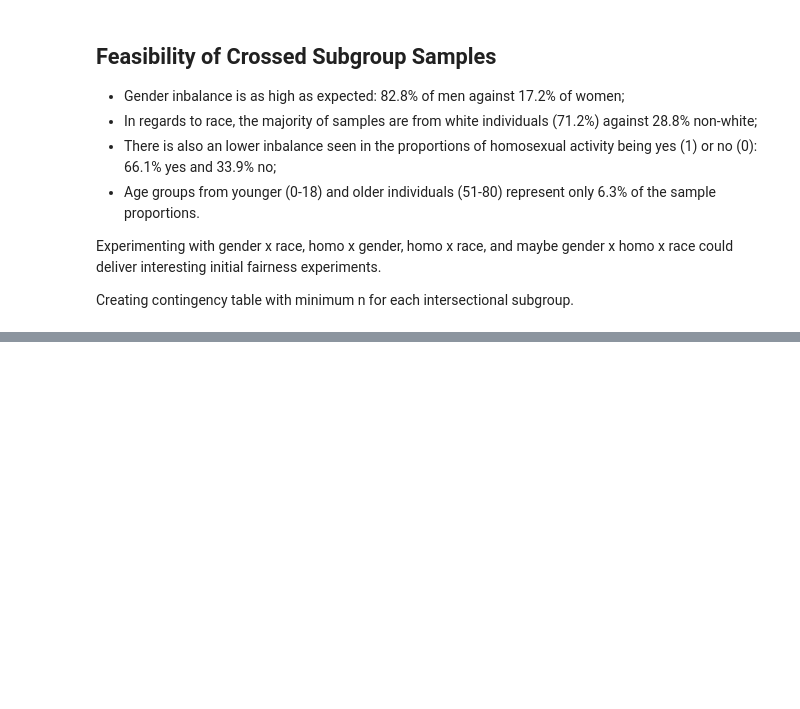
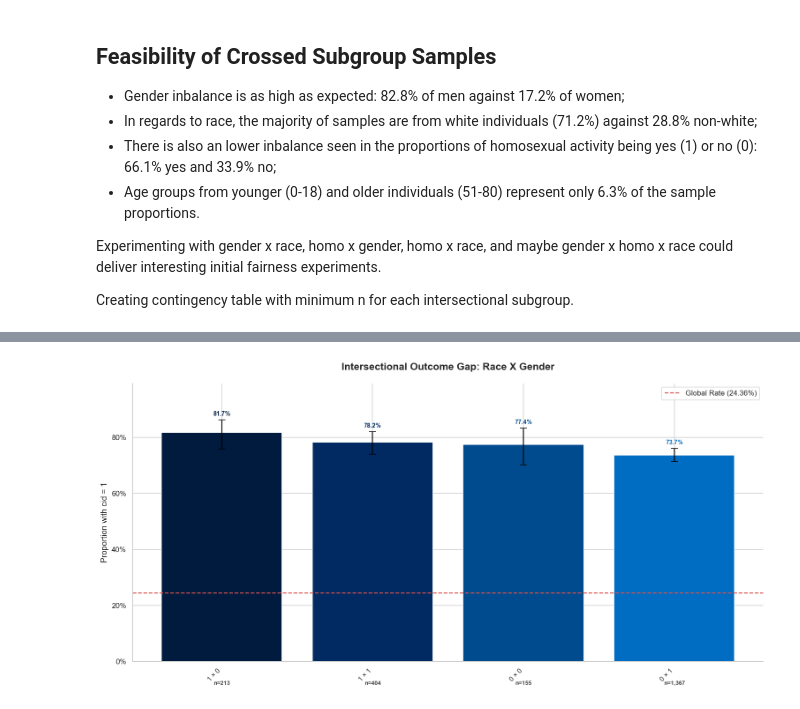
Before and after one commit to asvarella/intersectional-bias-fairness-healthcare, a Jupyter notebook: notebooks/aids_intersectional_analysis.ipynb, the cells around one changed output, grey strips where cells are left out. Drawn from its saved outputs; the diff is of its cells as text; code cells hidden in the pictures; blank space fills up the shorter version.

Commit message:
end of block 3.1

```diff
--- a/notebooks/aids_intersectional_analysis.ipynb
+++ b/notebooks/aids_intersectional_analysis.ipynb
@@ -142,7 +142,7 @@ def subgroup_label_stats(df, subgroup_col, target_col, favorable_label):
             "subgroup": sg, "n": n, "favorable_n": int(k),
             "favorable_rate": rate, "IC_low": lo, "IC_high": hi
         })
-    return pd.DataFrame(records).sort_values("subgrupo").reset_index(drop=True)
+    return pd.DataFrame(records).sort_values("subgroup").reset_index(drop=True)
 
 def cramers_v(df, col1, col2):
     '''Cramer's V - determines how strongly two attributes are associated'''
@@ -309,7 +309,7 @@ plt.tight_layout()
 
 # ── 4. Automatic Figure Saving ─────────────────────────────────────────────
 file_name = f"{DATASET_NAME.replace(' ','_')}_block2_viability_analysis.png"
-save_path = DATA_PATH / "intersectional_analysis"
+save_path = DATA_PATH / f"intersectional_analysis/{file_name}"
 plt.savefig(save_path, bbox_inches="tight", dpi=300)
 
 print(f"\n✓ Analysis complete. Figure saved at: {save_path}")
@@ -330,0 +333,76 @@ Intersection Pair  Subgroups  Min N Viability (%)    Verdict
+# %%
+# List of the two intersections that had a 100% score after scanning
+PRIMARY_INTERSECTIONS = [
+    "race x gender",
+    "race x homo"
+]
+
+print(f"{'='*75}")
+print(f"  LABEL DISTRIBUTION ANALYSIS (cid = 0) — {DATASET_NAME}")
+print(f"{'='*75}")
+
+global_rate = df_pp[TARGET_COL].mean()
+print(f"  Global Favorable Rate: {global_rate:.4f} ({global_rate:.2%})\n")
+
+for intersection in PRIMARY_INTERSECTIONS:
+    attrs = intersection.split(' x ')
+    col_name = '_x_'.join(attrs)
+
+    df_pp[col_name] = df_pp[attrs].astype(str).apply(lambda row: ' × '.join(row.values), axis=1)
+
+    label_stats = subgroup_label_stats(df_pp, col_name, TARGET_COL, FAVORABLE_LABEL)
+
+    fig, ax = plt.subplots(figsize=(14,7))
+
+    # Sorting by favorable rate to show the "Privilege scaling"
+    label_stats = label_stats.sort_values("favorable_rate", ascending=False)
+
+    x = range(len(label_stats))
+    palette_cycle = [LAB_PALETTE_CATEGORICAL[i % len(LAB_PALETTE_CATEGORICAL)] for i in range(len(label_stats))]
+
+    bars = ax.bar(x, label_stats["favorable_rate"], color=palette_cycle, edgecolor="white", zorder=2)
+    ax.errorbar(
+        x, label_stats["favorable_rate"],
+        yerr=[label_stats["favorable_rate"] - label_stats["IC_low"],
+        label_stats["IC_high"] - label_stats["favorable_rate"]],
+        fmt="none", color="black", capsize=5, linewidth=1.5, zorder=3)
+
+    # Global Reference
+    ax.axhline(global_rate, color="#d9534f", linestyle="--", linewidth=1.5,
+        label=f"Global Rate ({global_rate:.2%})")
+
+    # Academic formatting
+    ax.set_xticks(x)
+    ax.set_xticklabels(label_stats["subgroup"], rotation=45, ha="right", fontsize=10)
+    ax.yaxis.set_major_formatter(mticker.PercentFormatter(xmax=1))
+    ax.set_title(f"Intersectional Outcome Gap: {intersection.title()}", fontsize=15, fontweight='bold', pad=20)
+    ax.set_ylabel("Proportion with cid = 0", fontsize=12)
+    ax.set_ylim(0, max(label_stats["IC_high"].max(), global_rate) * 1.15)
+    ax.legend(loc='upper right')
+
+    for i, (idx, row) in enumerate(label_stats.iterrows()):
+        # N Label (under x axis)
+        ax.text(i, -0.07, f"n={int(row['n']):,}",
+                ha="center", va="top",
+                fontsize=8.5, fontweight='bold',
+                color="#444444",
+                transform=ax.get_xaxis_transform())
+
+        # PCT over error bar
+        # We use row["IC_high"] + offset to avoid touching the line
+        percentage = f"{row['favorable_rate']:.1%}"
+        ax.text(i, row['IC_high'] + 0.01, percentage,
+                ha='center', va='bottom',
+                fontsize=9, fontweight='bold',
+                color=palette_cycle[i]) # Usa a mesma cor da barra para semântica
+
+    plt.tight_layout()
+
+    # Saving
+    fig_name = f"{DATASET_NAME.replace(' ','_')}_block3_{col_name}_distribution.png"
+    save_path = DATA_PATH / f"intersectional_analysis/{file_name}"
+    plt.savefig(save_path, bbox_inches="tight", dpi=300)
+
+    print(f"✓ Visualization generated and saved: {intersection}")
+    plt.show()
+# %% [output]
@@ -330,0 +415 @@ Intersection Pair  Subgroups  Min N Viability (%)    Verdict
+[figure, added]
```
Also changed, not shown: parts of 3 cells of this notebook, 2 other files.
